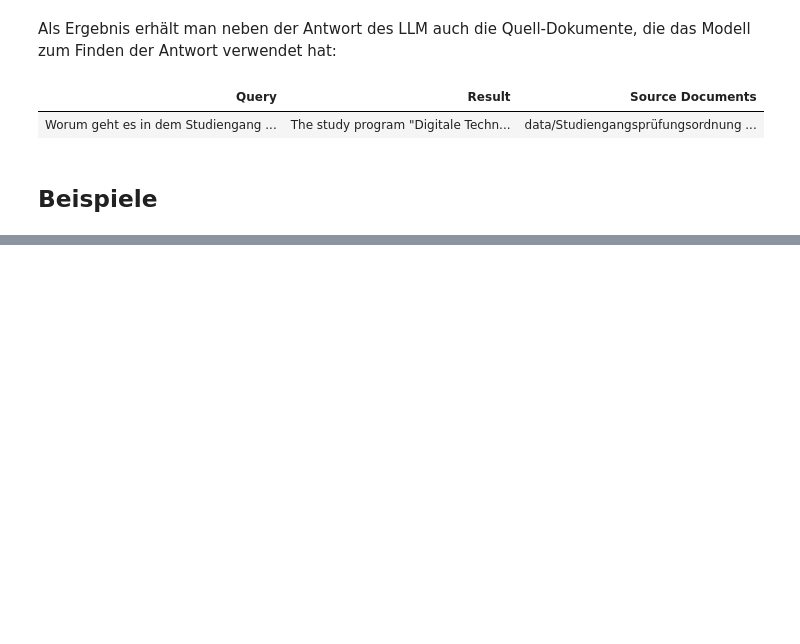
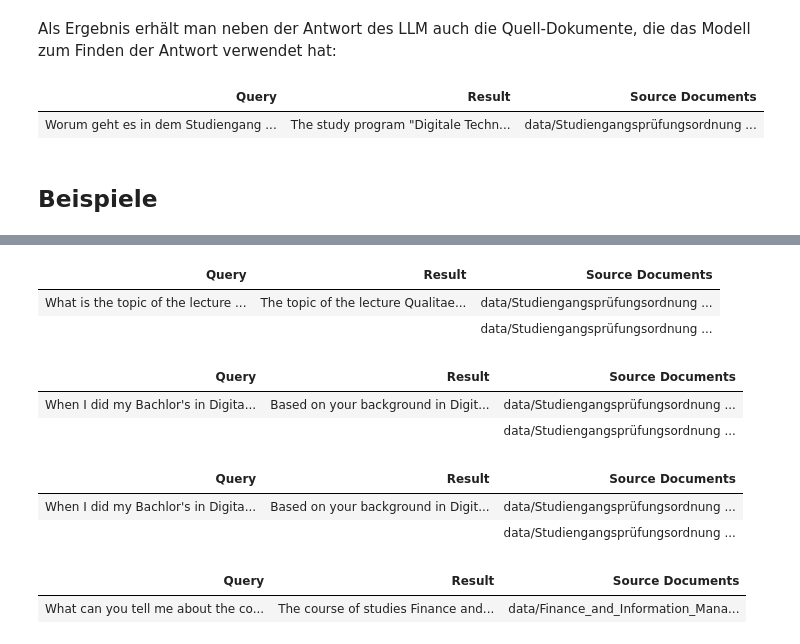
Before and after one commit to swssl/qki-studysearch, a Jupyter notebook: project.ipynb, the cells around one changed output, grey strips where cells are left out. Cells and saved outputs as stored; diff of their text form; code cells hidden in the pictures; blank space fills up the shorter version.

Commit message:
update project documentation

```diff
--- a/project.ipynb
+++ b/project.ipynb
@@ -127,0 +124,12 @@ display_response(run_studysearch(input="When I did my Bachlor's in Digitale Tech
+# %%
+display_response(run_studysearch(input="What is the topic of the lecture Qualitaetssicherung für KI-Systeme from the course of study Digitale Technologien?"))
+# %% [output]
+| Query | Result | Source Documents |
+| What is the topic of the lecture ... | The topic of the lecture Qualitae... | data/Studiengangsprüfungsordnung ... |
+|  |  | data/Studiengangsprüfungsordnung ... |
+# %%
+display_response(run_studysearch(input="When I did my Bachlor's in Digitale Technologien, which master's degree can you recommend?"))
+# %% [output]
+| Query | Result | Source Documents |
+| When I did my Bachlor's in Digita... | Based on your background in Digit... | data/Studiengangsprüfungsordnung ... |
+|  |  | data/Studiengangsprüfungsordnung ... |
@@ -127,0 +138,13 @@ display_response(run_studysearch(input="When I did my Bachlor's in Digitale Tech
+# %%
+display_response(resp)
+# %% [output]
+| Query | Result | Source Documents |
+| When I did my Bachlor's in Digita... | Based on your background in Digit... | data/Studiengangsprüfungsordnung ... |
+|  |  | data/Studiengangsprüfungsordnung ... |
+# %%
+resp = run_studysearch(input="What can you tell me about the course of studies Finance and Information Management?")
+# %%
+display_response(resp)
+# %% [output]
+| Query | Result | Source Documents |
+| What can you tell me about the co... | The course of studies Finance and... | data/Finance_and_Information_Mana... |
```
Also changed, not shown: parts of 15 cells of this notebook.
